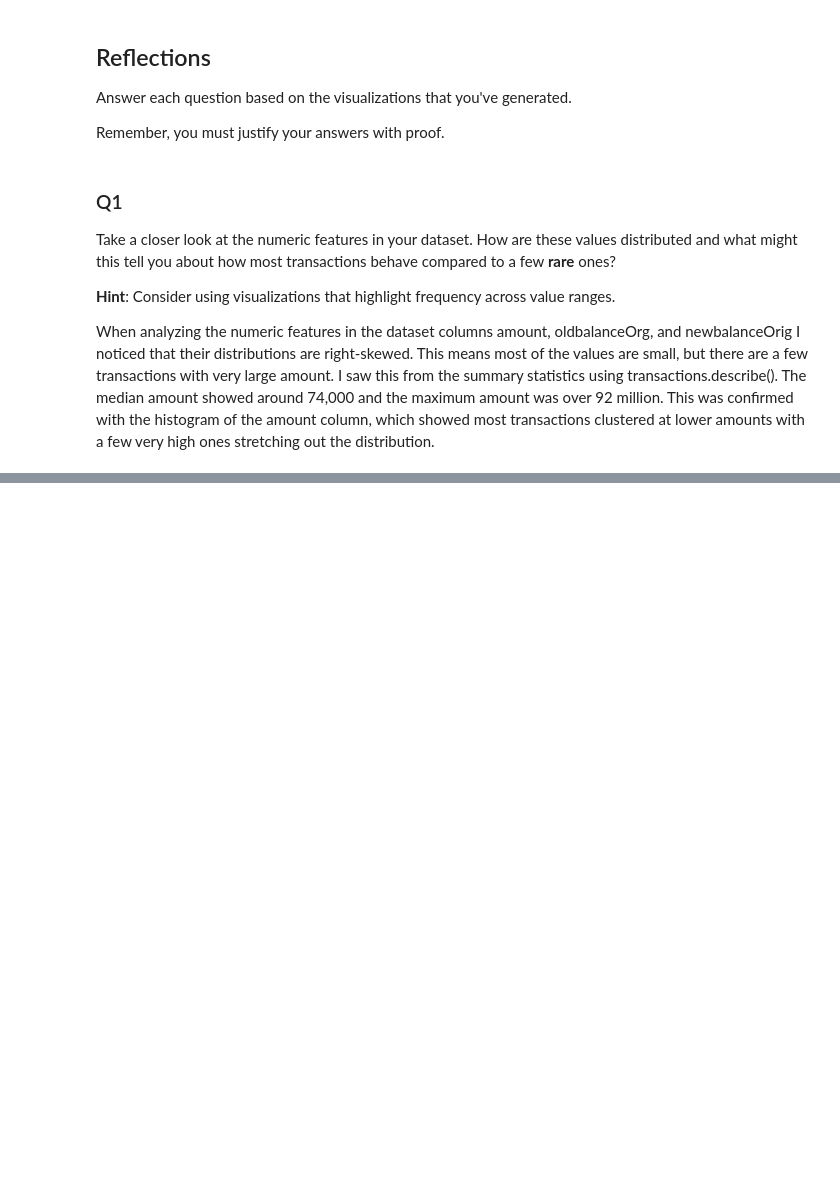
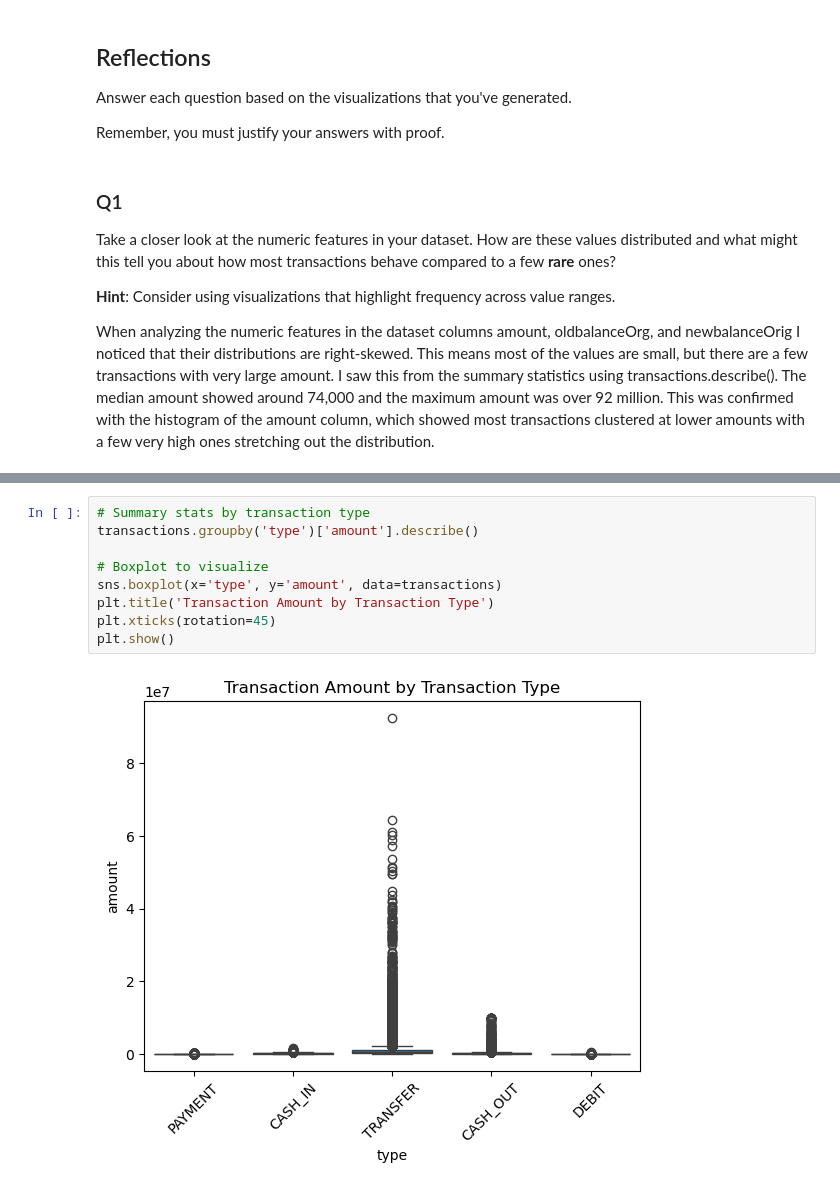
Before and after one commit to Dbell14/bank-fraud-detection-ml-pipeline, a Jupyter notebook: notebooks/eda.ipynb, the cells around one changed output, grey strips where cells are left out. Saved outputs shown, nothing was run; the diff lists cells and outputs as text; blank space fills up the shorter version.

```diff
--- a/notebooks/eda.ipynb
+++ b/notebooks/eda.ipynb
@@ -189,3 +214,14 @@ How do types of transaction relate to the typical amounts involved? Are some typ
+# %%
+# Summary stats by transaction type
+transactions.groupby('type')['amount'].describe()
+
+# Boxplot to visualize
+sns.boxplot(x='type', y='amount', data=transactions)
+plt.title('Transaction Amount by Transaction Type')
+plt.xticks(rotation=45)
+plt.show()
+# %% [output]
+[figure, added]
 # %% [markdown]
 ### Q4
 
```
Also changed, not shown: parts of 9 cells of this notebook.
